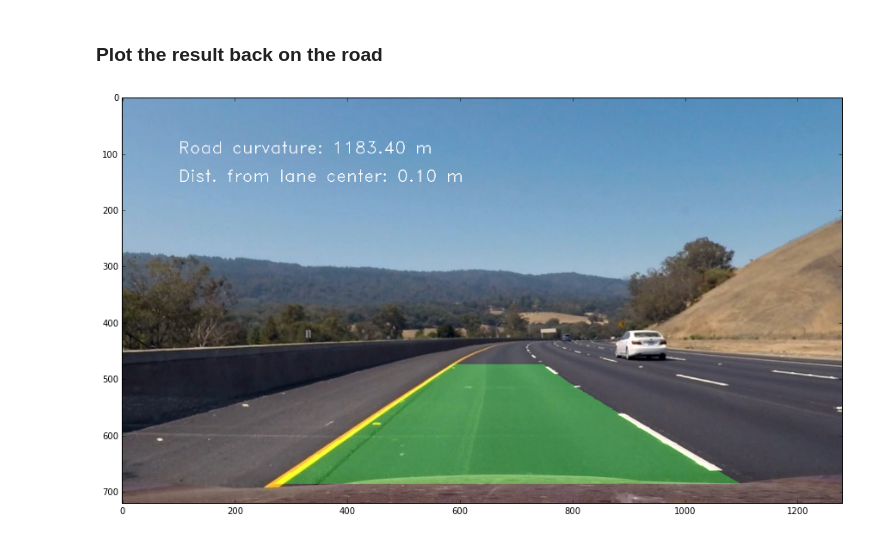
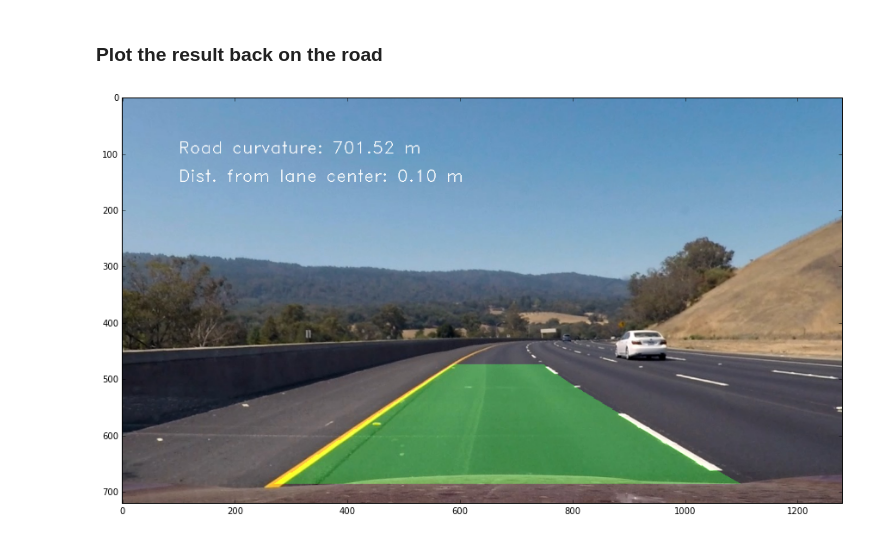
Before and after one commit to Goldob/CarND-Advanced-Lane-Lines, a Jupyter notebook: solution.ipynb, the cells around one changed output. Drawn from its saved outputs; the diff is of its cells as text; code cells hidden in the pictures.

```diff
--- a/solution.ipynb
+++ b/solution.ipynb
@@ -76,7 +76,7 @@ def binarize(img):
 
 image = cv2.imread('test_images/test1.jpg')
 image = cv2.cvtColor(image, cv2.COLOR_BGR2RGB)
-undistorted = cv2.undistort(image, cmtx, dist)
+undistorted = undistort(image)
 
 side_by_side(undistorted, binarize(undistorted))
 # %% [output]
@@ -144,7 +144,7 @@ def histogram_peaks(img):
 
 image = cv2.imread('test_images/test3.jpg')
 image = cv2.cvtColor(image, cv2.COLOR_BGR2RGB)
-undistorted = cv2.undistort(image, cmtx, dist)
+undistorted = undistort(image)
 binary = binarize(undistorted)
 binary_warped = warp(binary)
 
@@ -177,9 +177,9 @@ def sliding_window(img, leftx_base, rightx_base):
     windows = [[], []]
 
     # Set height of windows - based on nwindows above and image shape
-    window_height = np.int(binary_warped.shape[0] // nwindows)
+    window_height = np.int(img.shape[0] // nwindows)
     # Identify the x and y positions of all nonzero pixels in the image
-    nonzero = binary_warped.nonzero()
+    nonzero = img.nonzero()
     nonzeroy = np.array(nonzero[0])
     nonzerox = np.array(nonzero[1])
     # Current positions to be updated later for each window in nwindows
@@ -193,8 +193,8 @@ def sliding_window(img, leftx_base, rightx_base):
     # Step through the windows one by one
     for window in range(nwindows):
         # Identify window boundaries in x and y (and right and left)
-        win_y_low = binary_warped.shape[0] - (window+1)*window_height
-        win_y_high = binary_warped.shape[0] - window*window_height
+        win_y_low = img.shape[0] - (window+1)*window_height
+        win_y_high = img.shape[0] - window*window_height
 
         ### Find the four below boundaries of the window ###
         win_xleft_low = leftx_current - margin
@@ -262,7 +262,6 @@ for window in windows:
 visualization[lefty, leftx] = [255, 0, 0]
 visualization[righty, rightx] = [0, 0, 255]
 
-leftx, lefty, rightx, righty, windows = sliding_window(binary_warped, left_peak, right_peak)
 side_by_side(binary_warped, visualization)
 # %% [output]
 [figure]
@@ -307,7 +306,7 @@ R_{curve} = \frac{\left(1 + \left(2Ay + B\right)^2\right)^{1.5}}{\left|2A\right|
 $$
 # %%
 def _radius_of_curvature(fit, y_eval):
-    return (1 + (2*fit[0]*y_eval + fit[1])**2)**1.5 / np.abs(2*left_fit[0]) / SCALE
+    return (1 + (2*fit[0]*y_eval + fit[1])**2)**1.5 / np.abs(2*fit[0]) / SCALE
 
 def radii_of_curvature(left_fit, right_fit, y_eval):
     return _radius_of_curvature(left_fit, y_eval), \
@@ -342,30 +341,30 @@ Estimated distance from lane center (in meters): 0.1000620148320786 m
 ### Plot the result back on the road
 # %%
 def display_results(img, left_fitx, right_fitx, curv, dist):
-    warped_overlay = np.zeros_like(undistorted)
+    warped_overlay = np.zeros_like(img)
 
     # Recast the x and y points into usable format for cv2.fillPoly()
     pts_left = np.array([np.transpose(np.vstack([left_fitx, ploty]))])
     pts_right = np.array([np.flipud(np.transpose(np.vstack([right_fitx, ploty])))])
     pts = np.hstack((pts_left, pts_right))
 
     # Draw the lane onto the warped blank image
     cv2.fillPoly(warped_overlay, np.int_([pts]), (0, 255, 0))
 
     overlay = unwarp(warped_overlay)
-    out_img = cv2.addWeighted(undistorted, 1, overlay, 0.3, 0)
+    out_img = cv2.addWeighted(img, 1, overlay, 0.3, 0)
 
     out_img = cv2.putText(out_img, 'Road curvature: {:.2f} m'.format(np.mean(curv)), (100, 100),
                           cv2.FONT_HERSHEY_DUPLEX, 1, (255, 255, 255))
     out_img = cv2.putText(out_img, 'Dist. from lane center: {:.2f} m'.format(dist), (100, 150),
                           cv2.FONT_HERSHEY_DUPLEX, 1, (255, 255, 255))
 
     return out_img
 
 display = display_results(undistorted, left_fitx, right_fitx, curv, dist)
 
 plt.figure(figsize=(15, 10))
 plt.imshow(display)
 plt.show()
 # %% [output]
-[figure, old version]
+[figure, new version]
```
Also changed, not shown: parts of 9 cells of this notebook.
